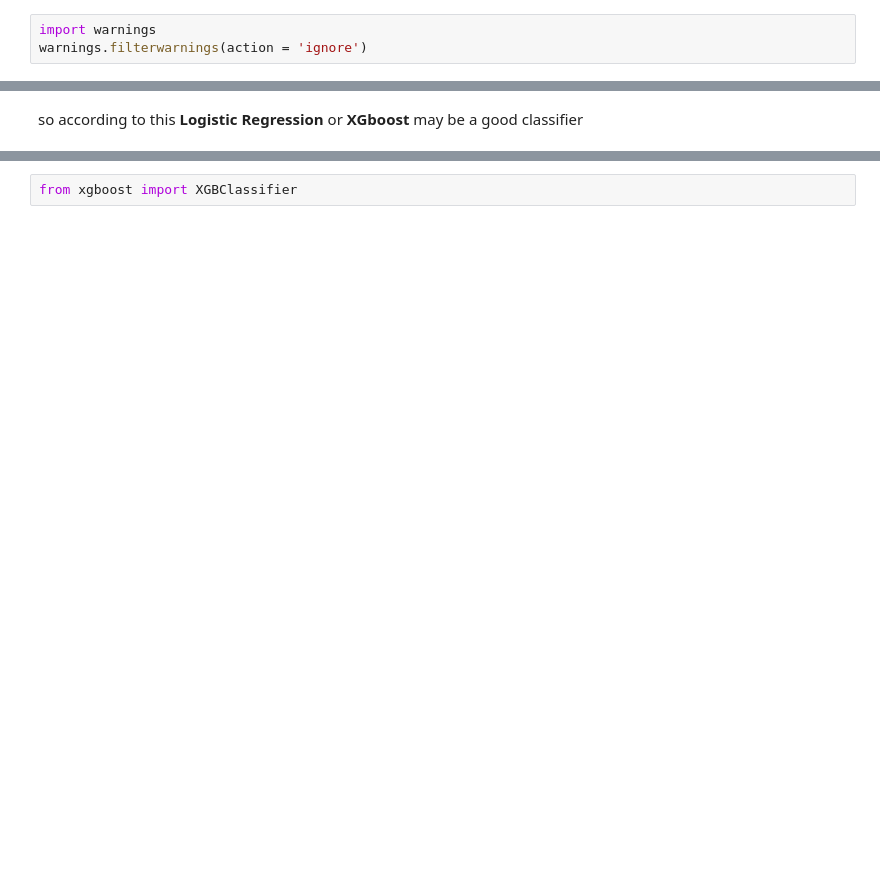
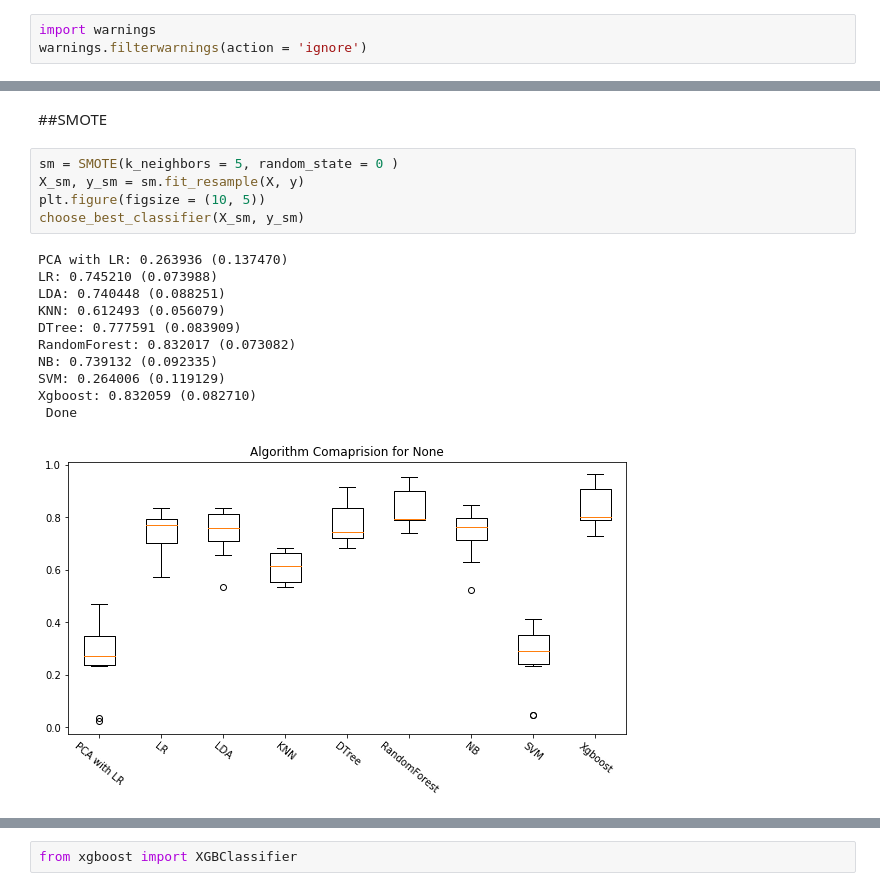
Before and after one commit to noushadkhan01/Projects, a Jupyter notebook: Hackathons/Analytics Vidhya/Loan Approval Prediction/Predict_Loan_Approval_Analytics_Vidhya_Hackathon.ipynb, the cells around one changed output, grey strips where cells are left out. Drawn from its saved outputs; the diff is of its cells as text; blank space fills up the shorter version.

```diff
--- a/Hackathons/Analytics Vidhya/Loan Approval Prediction/Predict_Loan_Approval_Analytics_Vidhya_Hackathon.ipynb
+++ b/Hackathons/Analytics Vidhya/Loan Approval Prediction/Predict_Loan_Approval_Analytics_Vidhya_Hackathon.ipynb
@@ -317,2 +329,19 @@ Xgboost: 0.765574 (0.042809)
-# %% [markdown]
-so according to this **Logistic Regression** or **XGboost** may be a good classifier
+# %% [markdown]
+##SMOTE
+# %%
+sm = SMOTE(k_neighbors = 5, random_state = 0 )
+X_sm, y_sm = sm.fit_resample(X, y)
+plt.figure(figsize = (10, 5))
+choose_best_classifier(X_sm, y_sm)
+# %% [output]
+PCA with LR: 0.263936 (0.137470)
+LR: 0.745210 (0.073988)
+LDA: 0.740448 (0.088251)
+KNN: 0.612493 (0.056079)
+DTree: 0.777591 (0.083909)
+RandomForest: 0.832017 (0.073082)
+NB: 0.739132 (0.092335)
+SVM: 0.264006 (0.119129)
+Xgboost: 0.832059 (0.082710)
+ Done
+[figure, added]
```
Also changed, not shown: parts of 49 cells of this notebook.
